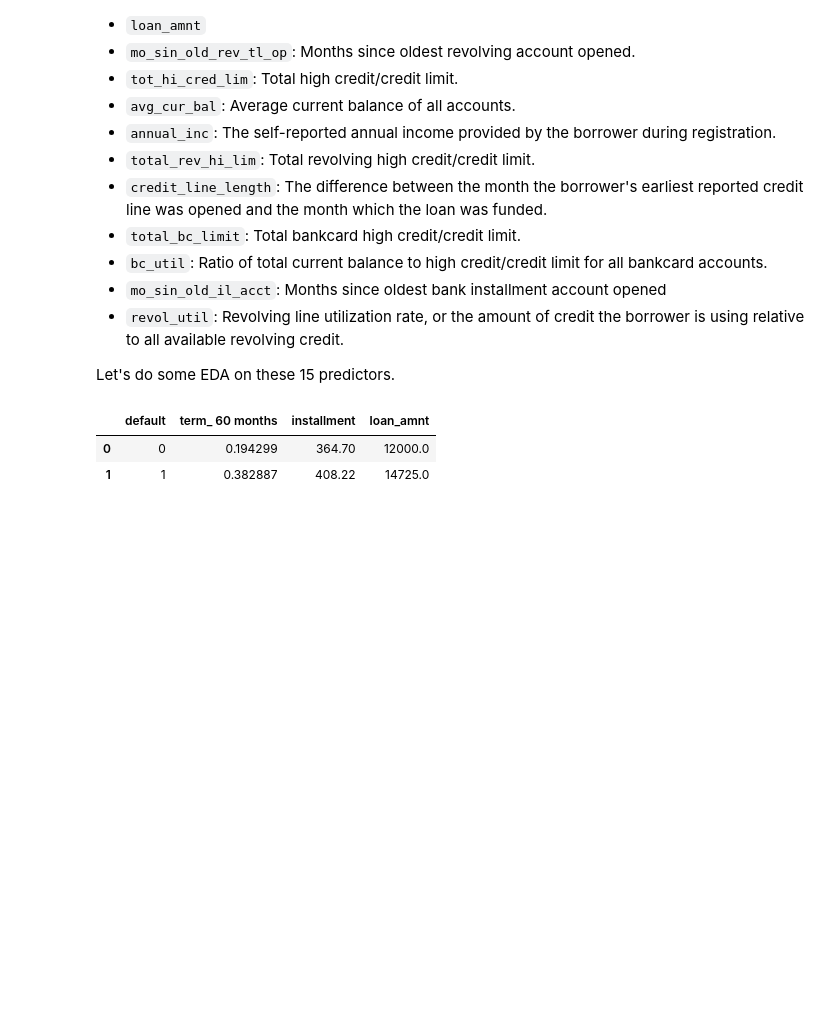
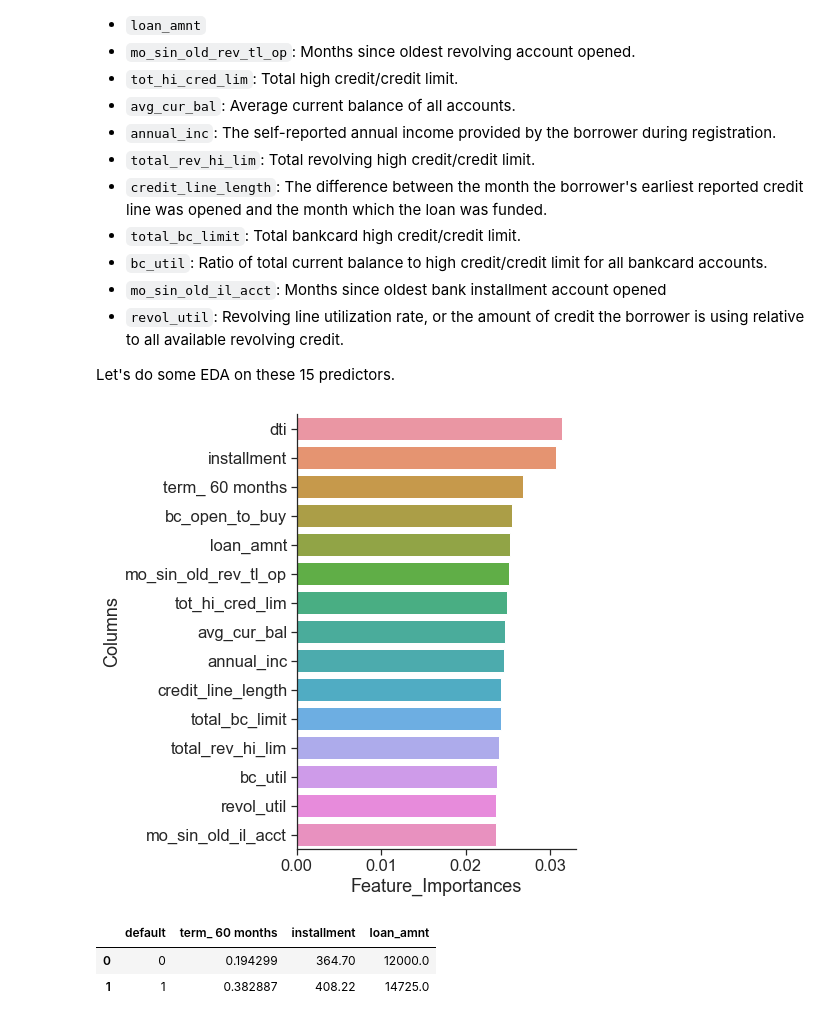
Before and after one commit to Claireyhxu/DSBD_LendingClub_Project, a Jupyter notebook: DSBD_Proj2_Interim.ipynb, the cells around one changed output. Cells and saved outputs as stored; diff of their text form; code cells hidden in the pictures; blank space fills up the shorter version.

Commit message:
run the feature_importance plot

```diff
--- a/DSBD_Proj2_Interim.ipynb
+++ b/DSBD_Proj2_Interim.ipynb
@@ -279,9 +279,11 @@ The 15 most important predictors are:
 
 Let's do some EDA on these 15 predictors.
 # %%
-# fig, ax = plt.subplots(figsize=(5,8))
-# ax = sns.barplot(x=importances['Feature_Importances'].head(15), y=importances['Columns'].head(15))
-# sns.despine()
+fig, ax = plt.subplots(figsize=(5,8))
+ax = sns.barplot(x=importances['Feature_Importances'].head(15), y=importances['Columns'].head(15))
+sns.despine()
+# %% [output]
+[figure, added]
 # %%
 # change the 'term_ 60 months' variable to float to compute mean
 data_new['term_ 60 months'] = data_new['term_ 60 months'].astype(np.float64)
```
Also changed, not shown: parts of 2 cells of this notebook.
